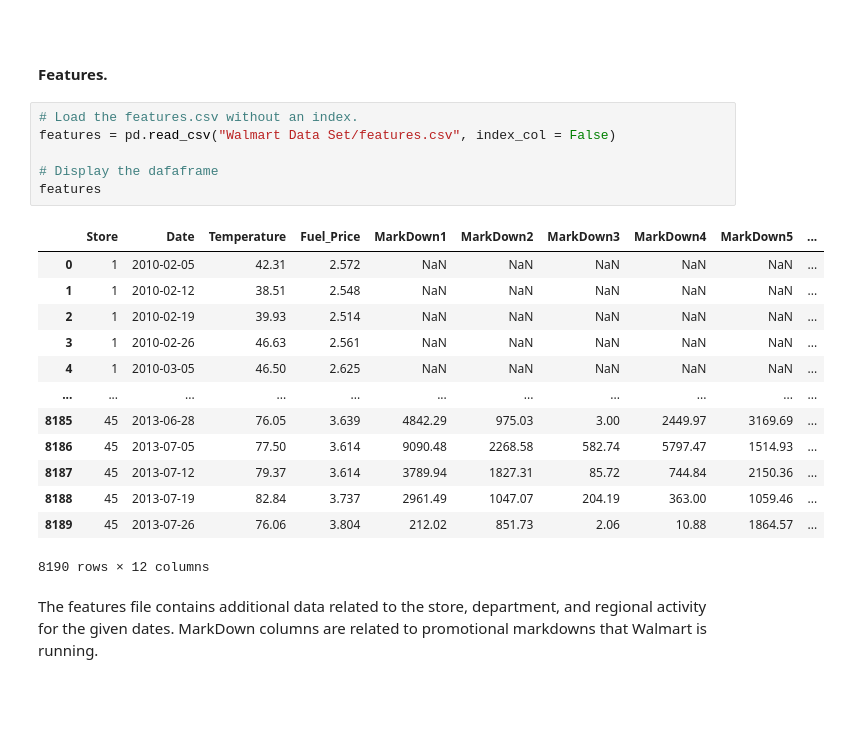
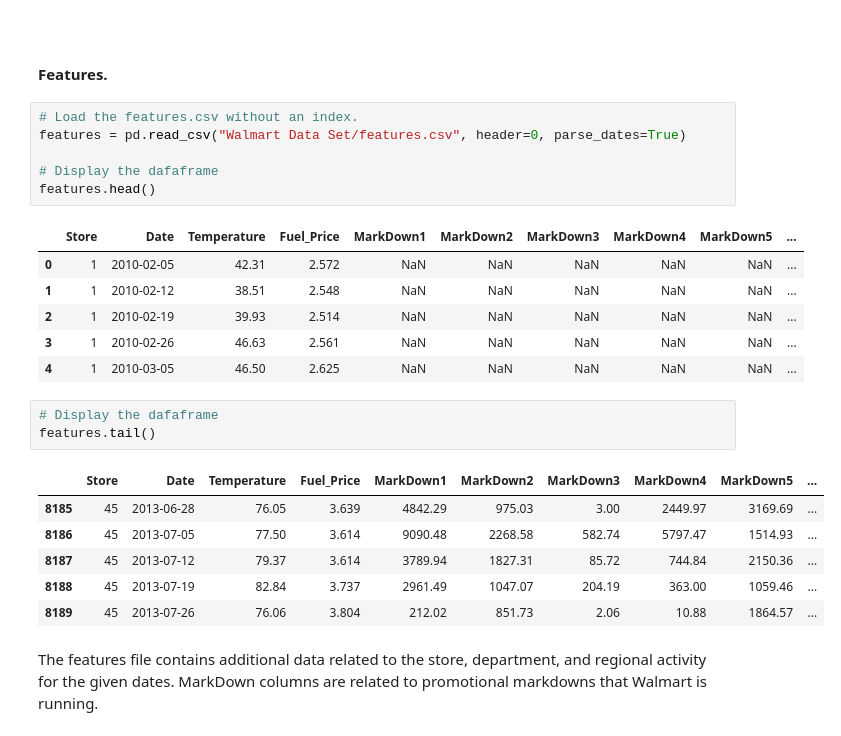
Before and after one commit to olgarozhdestvina/Sales-Forecasting, a Jupyter notebook: Sales Forecasting using Walmart Dataset.ipynb, the cells around one changed output. Drawn from its saved outputs; the diff is of its cells as text; blank space fills up the shorter version.

```diff
--- a/Sales Forecasting using Walmart Dataset.ipynb
+++ b/Sales Forecasting using Walmart Dataset.ipynb
@@ -236,23 +248,26 @@ dtype: int64
 #### Features.
 # %%
 # Load the features.csv without an index.
-features = pd.read_csv("Walmart Data Set/features.csv", index_col = False)
+features = pd.read_csv("Walmart Data Set/features.csv", header=0, parse_dates=True)
 
 # Display the dafaframe
-features
+features.head()
 # %% [output]
 |  | Store | Date | Temperature | Fuel_Price | MarkDown1 | MarkDown2 | MarkDown3 | MarkDown4 | MarkDown5 | ... |
 | 0 | 1 | 2010-02-05 | 42.31 | 2.572 | NaN | NaN | NaN | NaN | NaN | ... |
 | 1 | 1 | 2010-02-12 | 38.51 | 2.548 | NaN | NaN | NaN | NaN | NaN | ... |
 | 2 | 1 | 2010-02-19 | 39.93 | 2.514 | NaN | NaN | NaN | NaN | NaN | ... |
 | 3 | 1 | 2010-02-26 | 46.63 | 2.561 | NaN | NaN | NaN | NaN | NaN | ... |
 | 4 | 1 | 2010-03-05 | 46.50 | 2.625 | NaN | NaN | NaN | NaN | NaN | ... |
-| ... | ... | ... | ... | ... | ... | ... | ... | ... | ... | ... |
-| 8185 | 45 | 2013-06-28 | 76.05 | 3.639 | 4842.29 | 975.03 | 3.00 | 2449.97 | 3169.69 | ... |
-| 8186 | 45 | 2013-07-05 | 77.50 | 3.614 | 9090.48 | 2268.58 | 582.74 | 5797.47 | 1514.93 | ... |
-| 8187 | 45 | 2013-07-12 | 79.37 | 3.614 | 3789.94 | 1827.31 | 85.72 | 744.84 | 2150.36 | ... |
-| 8188 | 45 | 2013-07-19 | 82.84 | 3.737 | 2961.49 | 1047.07 | 204.19 | 363.00 | 1059.46 | ... |
-| 8189 | 45 | 2013-07-26 | 76.06 | 3.804 | 212.02 | 851.73 | 2.06 | 10.88 | 1864.57 | ... |
-8190 rows × 12 columns
+# %%
+# Display the dafaframe
+features.tail()
+# %% [output]
+|  | Store | Date | Temperature | Fuel_Price | MarkDown1 | MarkDown2 | MarkDown3 | MarkDown4 | MarkDown5 | ... |
+| 8185 | 45 | 2013-06-28 | 76.05 | 3.639 | 4842.29 | 975.03 | 3.00 | 2449.97 | 3169.69 | ... |
+| 8186 | 45 | 2013-07-05 | 77.50 | 3.614 | 9090.48 | 2268.58 | 582.74 | 5797.47 | 1514.93 | ... |
+| 8187 | 45 | 2013-07-12 | 79.37 | 3.614 | 3789.94 | 1827.31 | 85.72 | 744.84 | 2150.36 | ... |
+| 8188 | 45 | 2013-07-19 | 82.84 | 3.737 | 2961.49 | 1047.07 | 204.19 | 363.00 | 1059.46 | ... |
+| 8189 | 45 | 2013-07-26 | 76.06 | 3.804 | 212.02 | 851.73 | 2.06 | 10.88 | 1864.57 | ... |
 # %% [markdown]
 The features file contains additional data related to the store, department, and regional activity for the given dates. MarkDown columns are related to promotional markdowns that Walmart is running.
```
Also changed, not shown: parts of 25 cells of this notebook.
